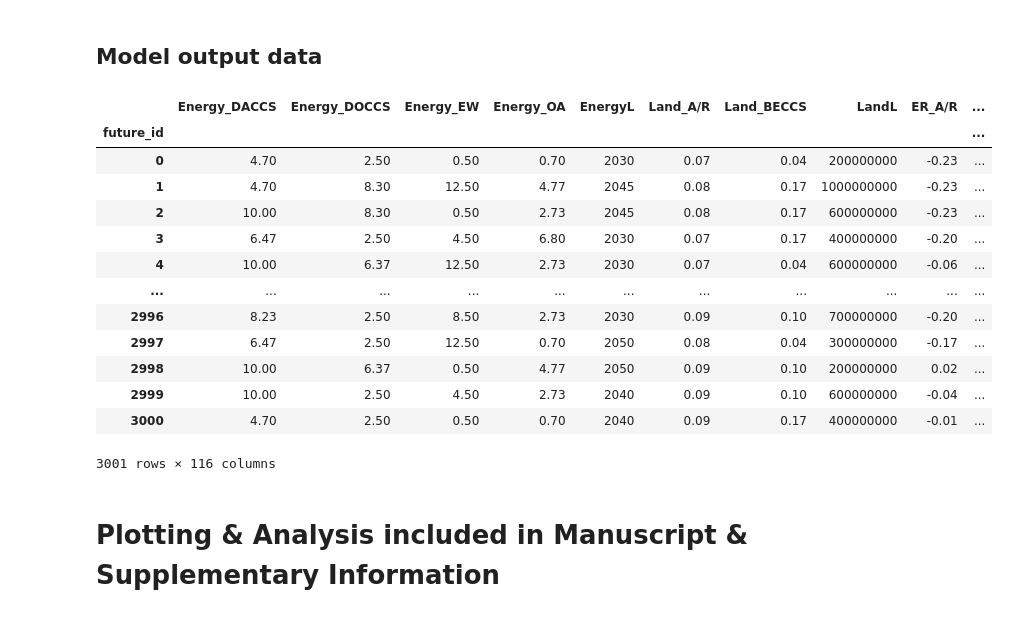
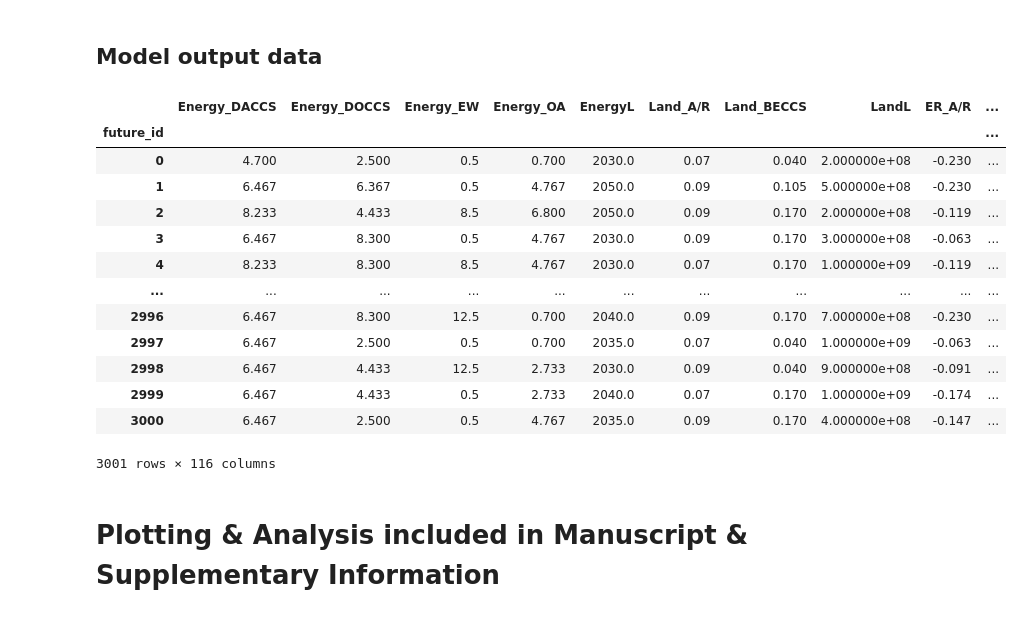
Before and after one commit to quirinarguez/CDR_Portfolios, a Jupyter notebook: Commentary_CDR_Portfolios.ipynb, the cells around one changed output. Drawn from its saved outputs; the diff is of its cells as text; code cells hidden in the pictures.

```diff
--- a/Commentary_CDR_Portfolios.ipynb
+++ b/Commentary_CDR_Portfolios.ipynb
@@ -100,7 +100,7 @@ df_LHS.head()
 ## Model output data
 # %%
 #Reading aggregated results from csv:
-output_file = 'PortfolioFiles/results_from_modelling/results_terminal_06.12.2024.csv'
+output_file = 'PortfolioFiles/results_from_modelling/results_default_3_02.01.2025.csv'
 
 aggregated_results = pd.read_csv(output_file, index_col ='future_id')
 
@@ -117,44 +117,44 @@ Initial_YRef = Initial_YRef.loc[0].to_dict()
 
 n_lhs = len(df_LHS.index)-1 # "-1" because we added future 0 :)
 
 # Saving the [min, max] ranges of each metric in aggregated_results
 all_metrics_ranges = {key: [] for key in aggregated_results.columns.to_list()}
 for metric in aggregated_results.columns:
     all_metrics_ranges[metric].append([aggregated_results[metric].min(),aggregated_results[metric].max()])
 
 total_future = aggregated_results[['Removals','Costs']]
 max_resources = aggregated_results[['Land','Energy','Water','Nitrogen','Phosphorous']]
 max_capacity = aggregated_results[i]
 
 removed_per_CDR = aggregated_results[aggregated_results.columns.intersection([el+'_removed' for el in i])]
 removed_per_CDR.columns = [str(col).split('_')[0] for col in removed_per_CDR.columns]
 
 max_2050 = aggregated_results[aggregated_results.columns.intersection([el+'_%d' %2050 for el in i])].T
 max_2050.index = [str(col).split('_')[0] for col in max_2050.index]
 
 max_2075 = aggregated_results[aggregated_results.columns.intersection([el+'_%d' %2075 for el in i])].T
 max_2075.index = [str(col).split('_')[0] for col in max_2075.index]
 
 max_2100 = aggregated_results[aggregated_results.columns.intersection([el+'_%d' %2100 for el in i])].T
 max_2100.index = [str(col).split('_')[0] for col in max_2100.index]
 
 solved = aggregated_results.Solved.sum()
 
 aggregated_results
 # %% [output]
 |  | Energy_DACCS | Energy_DOCCS | Energy_EW | Energy_OA | EnergyL | Land_A/R | Land_BECCS | LandL | ER_A/R | ... |
 | future_id |  |  |  |  |  |  |  |  |  | ... |
-| 0 | 4.70 | 2.50 | 0.50 | 0.70 | 2030 | 0.07 | 0.04 | 200000000 | -0.23 | ... |
-| 1 | 4.70 | 8.30 | 12.50 | 4.77 | 2045 | 0.08 | 0.17 | 1000000000 | -0.23 | ... |
-| 2 | 10.00 | 8.30 | 0.50 | 2.73 | 2045 | 0.08 | 0.17 | 600000000 | -0.23 | ... |
-| 3 | 6.47 | 2.50 | 4.50 | 6.80 | 2030 | 0.07 | 0.17 | 400000000 | -0.20 | ... |
-| 4 | 10.00 | 6.37 | 12.50 | 2.73 | 2030 | 0.07 | 0.04 | 600000000 | -0.06 | ... |
+| 0 | 4.700 | 2.500 | 0.5 | 0.700 | 2030.0 | 0.07 | 0.040 | 2.000000e+08 | -0.230 | ... |
+| 1 | 6.467 | 6.367 | 0.5 | 4.767 | 2050.0 | 0.09 | 0.105 | 5.000000e+08 | -0.230 | ... |
+| 2 | 8.233 | 4.433 | 8.5 | 6.800 | 2050.0 | 0.09 | 0.170 | 2.000000e+08 | -0.119 | ... |
+| 3 | 6.467 | 8.300 | 0.5 | 4.767 | 2030.0 | 0.09 | 0.170 | 3.000000e+08 | -0.063 | ... |
+| 4 | 8.233 | 8.300 | 8.5 | 4.767 | 2030.0 | 0.07 | 0.170 | 1.000000e+09 | -0.119 | ... |
 | ... | ... | ... | ... | ... | ... | ... | ... | ... | ... | ... |
-| 2996 | 8.23 | 2.50 | 8.50 | 2.73 | 2030 | 0.09 | 0.10 | 700000000 | -0.20 | ... |
-| 2997 | 6.47 | 2.50 | 12.50 | 0.70 | 2050 | 0.08 | 0.04 | 300000000 | -0.17 | ... |
-| 2998 | 10.00 | 6.37 | 0.50 | 4.77 | 2050 | 0.09 | 0.10 | 200000000 | 0.02 | ... |
-| 2999 | 10.00 | 2.50 | 4.50 | 2.73 | 2040 | 0.09 | 0.10 | 600000000 | -0.04 | ... |
-| 3000 | 4.70 | 2.50 | 0.50 | 0.70 | 2040 | 0.09 | 0.17 | 400000000 | -0.01 | ... |
+| 2996 | 6.467 | 8.300 | 12.5 | 0.700 | 2040.0 | 0.09 | 0.170 | 7.000000e+08 | -0.230 | ... |
+| 2997 | 6.467 | 2.500 | 0.5 | 0.700 | 2035.0 | 0.07 | 0.040 | 1.000000e+09 | -0.063 | ... |
+| 2998 | 6.467 | 4.433 | 12.5 | 2.733 | 2030.0 | 0.09 | 0.040 | 9.000000e+08 | -0.091 | ... |
+| 2999 | 6.467 | 4.433 | 0.5 | 2.733 | 2040.0 | 0.07 | 0.170 | 1.000000e+09 | -0.174 | ... |
+| 3000 | 6.467 | 2.500 | 0.5 | 4.767 | 2035.0 | 0.09 | 0.170 | 4.000000e+08 | -0.147 | ... |
 3001 rows × 116 columns
 # %% [markdown]
 # Plotting & Analysis included in Manuscript & Supplementary Information
```
Also changed, not shown: parts of 8 cells of this notebook, 1 other file.
